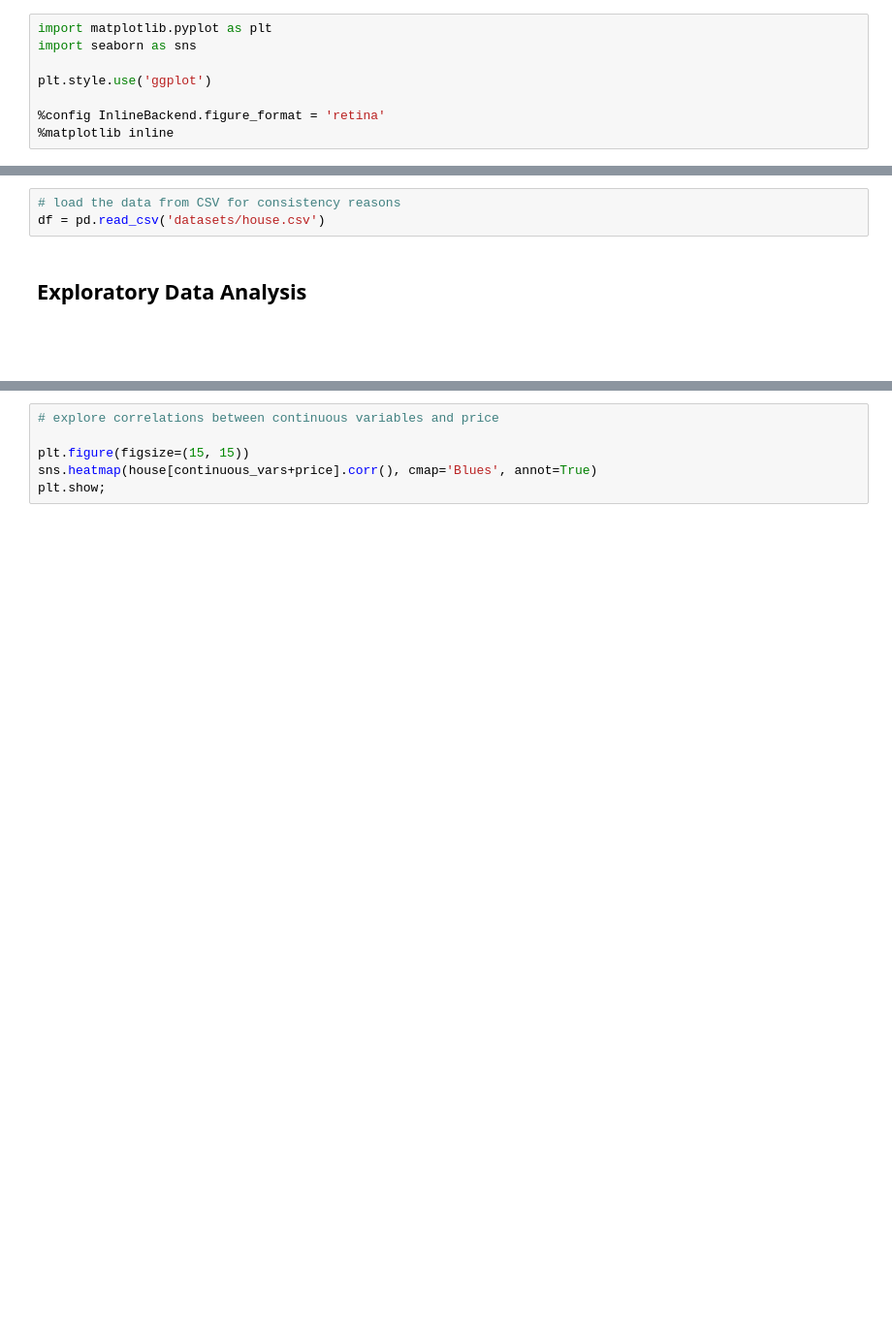
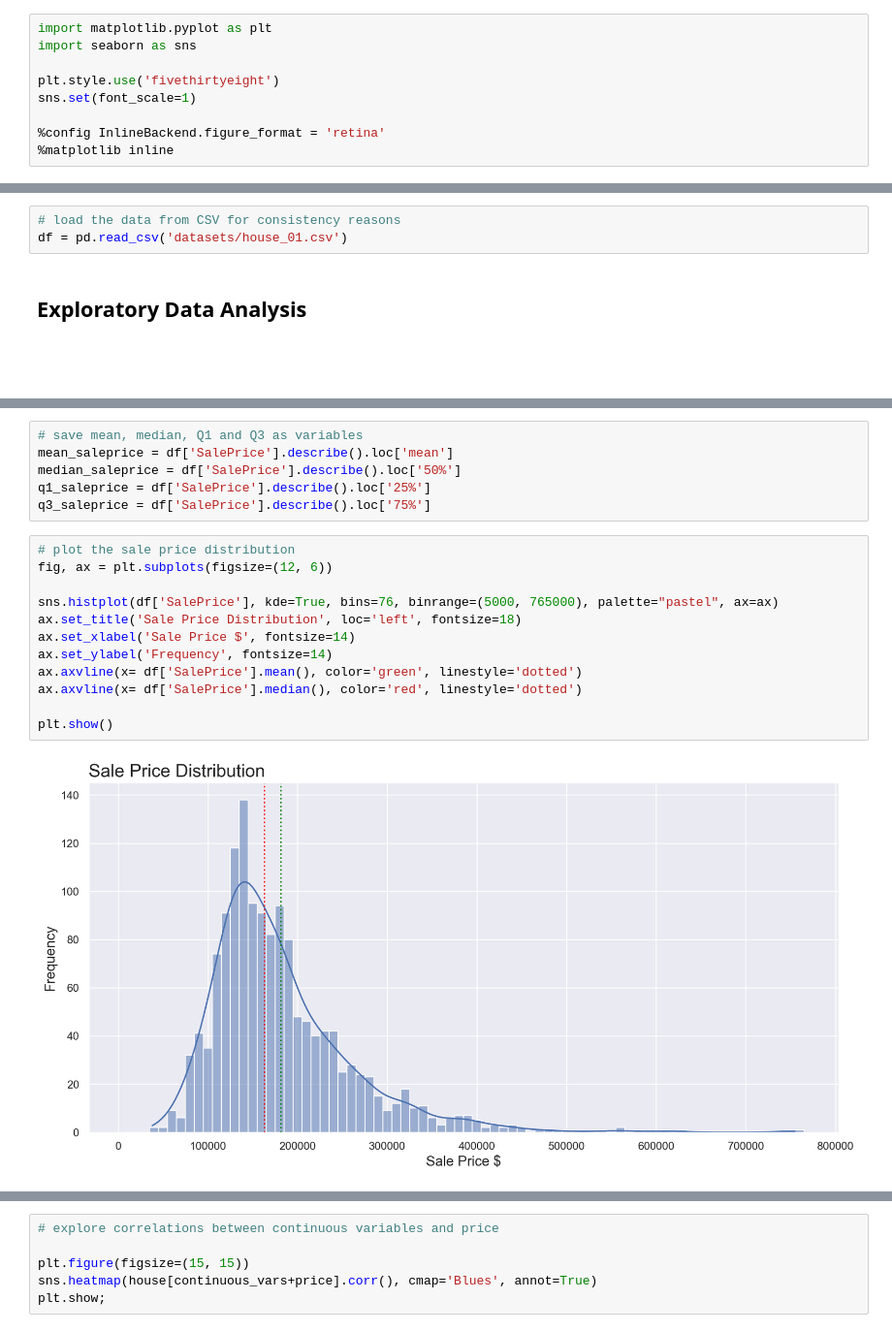
Before and after one commit to fedfioravanti/Regression-and-Classification-to-Predict-House-Prices, a Jupyter notebook: GA_Ames_House_Prices.ipynb, the cells around one changed output, grey strips where cells are left out. Shown: that part at 97% size. Cells and saved outputs as stored; diff of their text form; blank space fills up the shorter version.

```diff
--- a/GA_Ames_House_Prices.ipynb
+++ b/GA_Ames_House_Prices.ipynb
@@ -26,7 +26,8 @@ import scipy.stats as stats
 import matplotlib.pyplot as plt
 import seaborn as sns
 
-plt.style.use('ggplot')
+plt.style.use('fivethirtyeight')
+sns.set(font_scale=1)
 
 %config InlineBackend.figure_format = 'retina'
 %matplotlib inline
@@ -926,6 +888,6 @@ house.to_csv('datasets/house.csv', encoding='utf-8', index=False)
 # %%
 # load the data from CSV for consistency reasons
-df = pd.read_csv('datasets/house.csv')
+df = pd.read_csv('datasets/house_01.csv')
 # %% [markdown]
 ## Exploratory Data Analysis
 
@@ -932,0 +906,20 @@ df = pd.read_csv('datasets/house.csv')
+# %%
+# save mean, median, Q1 and Q3 as variables
+mean_saleprice = df['SalePrice'].describe().loc['mean']
+median_saleprice = df['SalePrice'].describe().loc['50%']
+q1_saleprice = df['SalePrice'].describe().loc['25%']
+q3_saleprice = df['SalePrice'].describe().loc['75%']
+# %%
+# plot the sale price distribution
+fig, ax = plt.subplots(figsize=(12, 6))
+
+sns.histplot(df['SalePrice'], kde=True, bins=76, binrange=(5000, 765000), palette="pastel", ax=ax)
+ax.set_title('Sale Price Distribution', loc='left', fontsize=18)
+ax.set_xlabel('Sale Price $', fontsize=14)
+ax.set_ylabel('Frequency', fontsize=14)
+ax.axvline(x= df['SalePrice'].mean(), color='green', linestyle='dotted')
+ax.axvline(x= df['SalePrice'].median(), color='red', linestyle='dotted')
+
+plt.show()
+# %% [output]
+[figure, added]
```
Also changed, not shown: parts of 24 cells of this notebook.
